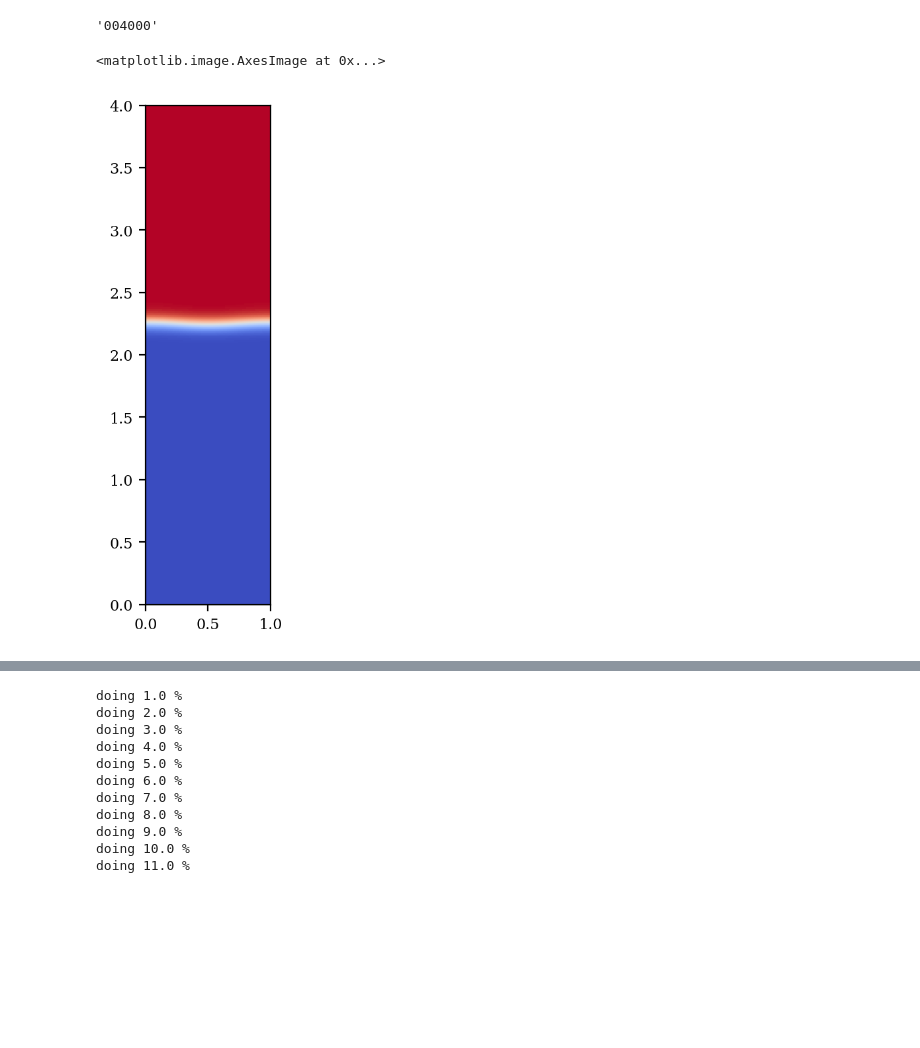
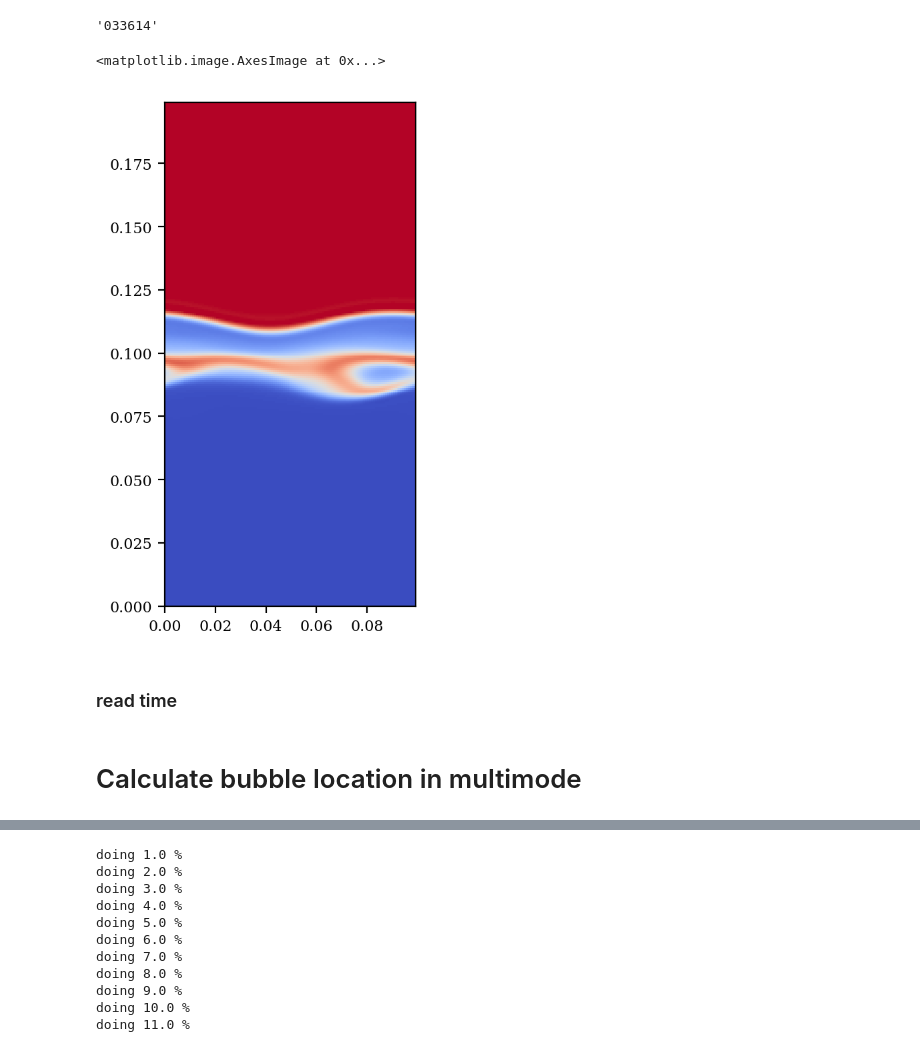
Before and after one commit to xinbian/RTMixEnstrophy, a Jupyter notebook: bubVel.ipynb, the cells around one changed output, grey strips where cells are left out. Cells and saved outputs as stored; diff of their text form; code cells hidden in the pictures; blank space fills up the shorter version.

```diff
--- a/bubVel.ipynb
+++ b/bubVel.ipynb
@@ -14,13 +14,14 @@ from PIL import Image
 # %%
 #specify inout parameters here
 gamma=5.0/3.0
-g=1.0
-Lz=4
-waveLen = 1
+g= 0.1
+Lz= 0.2
+waveLen = 0.1
 Ly = waveLen
-mu =1.13137E-4
-rho_h = 2
+mu = 0.00001
+rho_h = 10
 rho_l = 1
+At = (rho_h - rho_l)/float(rho_h + rho_l)
 CFDmethod = False
 #####input done
 # %%
@@ -44,19 +45,21 @@ for i in range(totalsteps/specout):
 istep = str(totalsteps).zfill(6)
 istep
 # %% [output]
-'004000'
+'033614'
 # %%
-mylist = ['Fields/','Prho','/',istep]
+mylist = ['Fields/','Prho','/','020000']
 filepath = delimiter.join(mylist)
 databk = h5file.get(filepath)
 rho = np.array(databk)
-rho = np.transpose(rho)
+rho = np.transpose(rho[:,0,:])
 rho = np.transpose(np.reshape(rho, (ny,nz)))
 
 fig_pi = plt.figure(1, figsize = (5*1.214,5.0), dpi=200)
 plt.rc('font', family='serif', size=8)
 plt.imshow(rho, origin='none', extent=horizon_lim+vert_lim, aspect=1,
            cmap='coolwarm',vmin=rho_l,vmax=rho_h)
 # %% [output]
 <matplotlib.image.AxesImage at 0x...>
-[figure, old version]
+[figure, new version]
+# %% [markdown]
+### read time
@@ -62,0 +73,2 @@ plt.imshow(rho, origin='none', extent=horizon_lim+vert_lim, aspect=1,
+# %% [markdown]
+# Calculate bubble location in multimode
```
Also changed, not shown: parts of 10 cells of this notebook, 1 other file.
